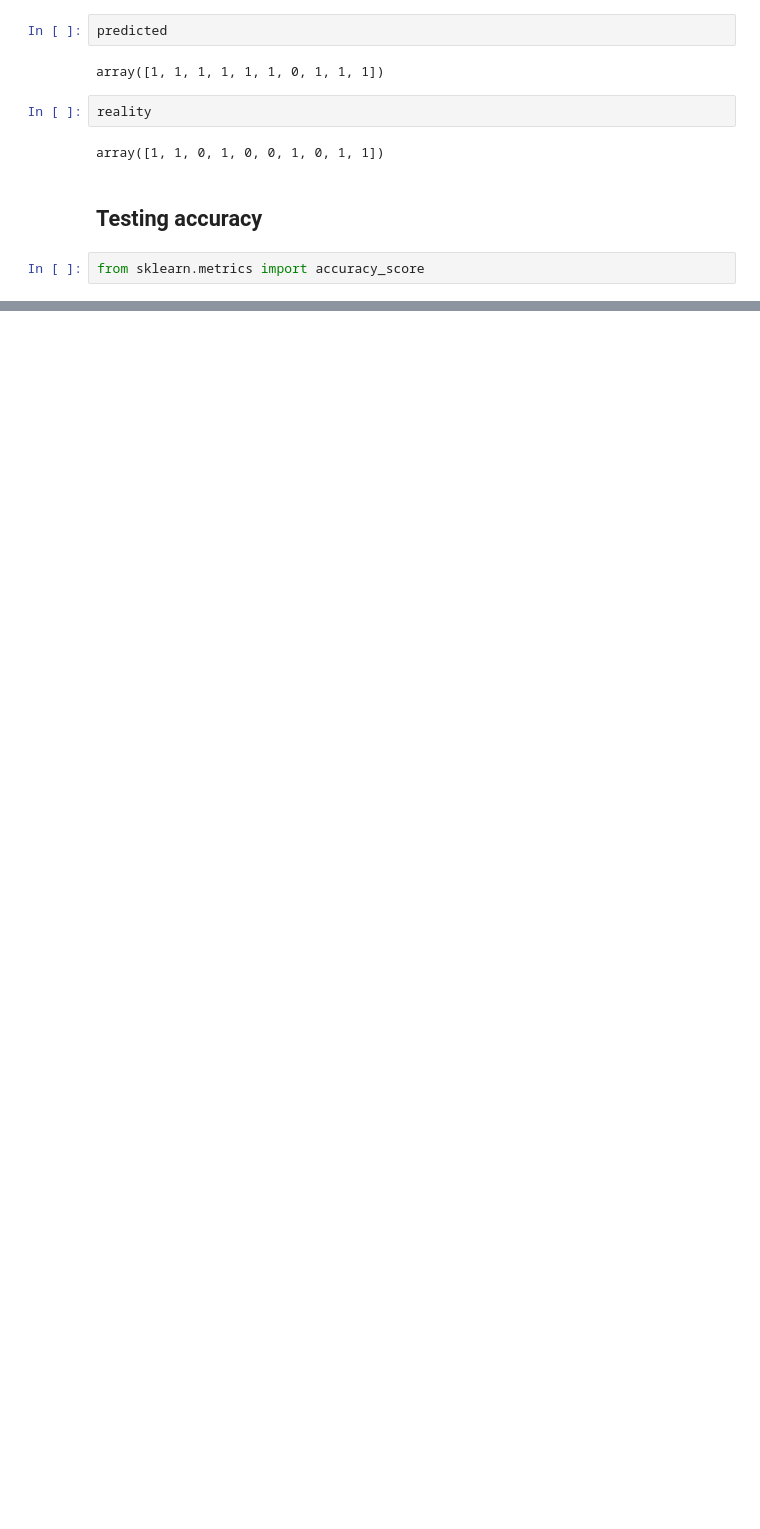
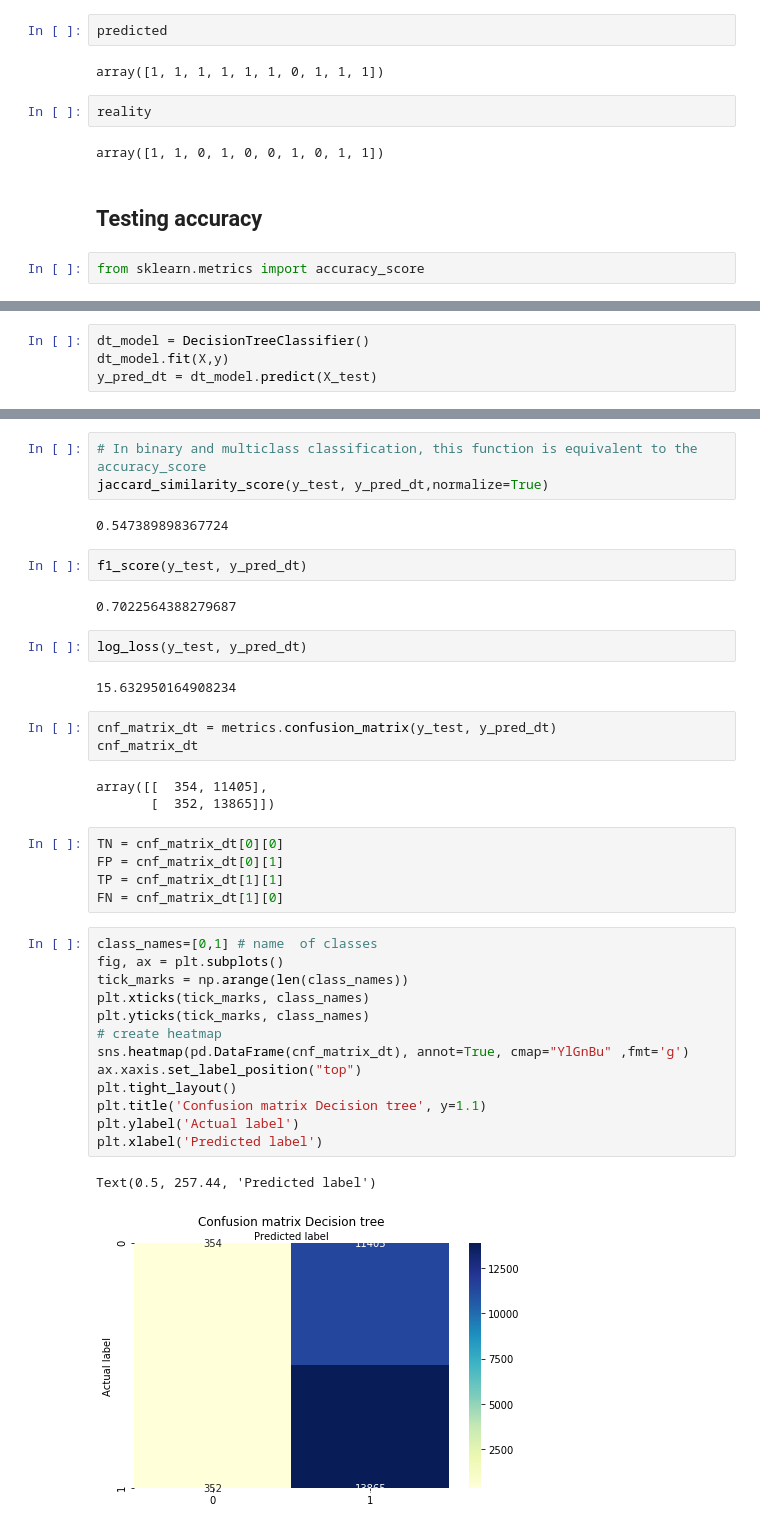
Before and after one commit to emnaidoudi/Customer-satisfaction, a Jupyter notebook: NOTEBOOK.ipynb, the cells around one changed output, grey strips where cells are left out. Cells and saved outputs as stored; diff of their text form; blank space fills up the shorter version.

```diff
--- a/NOTEBOOK.ipynb
+++ b/NOTEBOOK.ipynb
@@ -369,0 +392,4 @@ accuracy_score(y_test, y_pred)
+# %%
+dt_model = DecisionTreeClassifier()
+dt_model.fit(X,y)
+y_pred_dt = dt_model.predict(X_test)
@@ -369,0 +410,40 @@ accuracy_score(y_test, y_pred)
+# %%
+# In binary and multiclass classification, this function is equivalent to the accuracy_score
+jaccard_similarity_score(y_test, y_pred_dt,normalize=True)
+# %% [output]
+0.547389898367724
+# %%
+f1_score(y_test, y_pred_dt)
+# %% [output]
+0.7022564388279687
+# %%
+log_loss(y_test, y_pred_dt)
+# %% [output]
+15.632950164908234
+# %%
+cnf_matrix_dt = metrics.confusion_matrix(y_test, y_pred_dt)
+cnf_matrix_dt
+# %% [output]
+array([[  354, 11405],
+       [  352, 13865]])
+# %%
+TN = cnf_matrix_dt[0][0]
+FP = cnf_matrix_dt[0][1]
+TP = cnf_matrix_dt[1][1]
+FN = cnf_matrix_dt[1][0]
+# %%
+class_names=[0,1] # name  of classes
+fig, ax = plt.subplots()
+tick_marks = np.arange(len(class_names))
+plt.xticks(tick_marks, class_names)
+plt.yticks(tick_marks, class_names)
+# create heatmap
+sns.heatmap(pd.DataFrame(cnf_matrix_dt), annot=True, cmap="YlGnBu" ,fmt='g')
+ax.xaxis.set_label_position("top")
+plt.tight_layout()
+plt.title('Confusion matrix Decision tree', y=1.1)
+plt.ylabel('Actual label')
+plt.xlabel('Predicted label')
+# %% [output]
+Text(0.5, 257.44, 'Predicted label')
+[figure, added]
```
Also changed, not shown: parts of 42 cells of this notebook, 2 other files.
